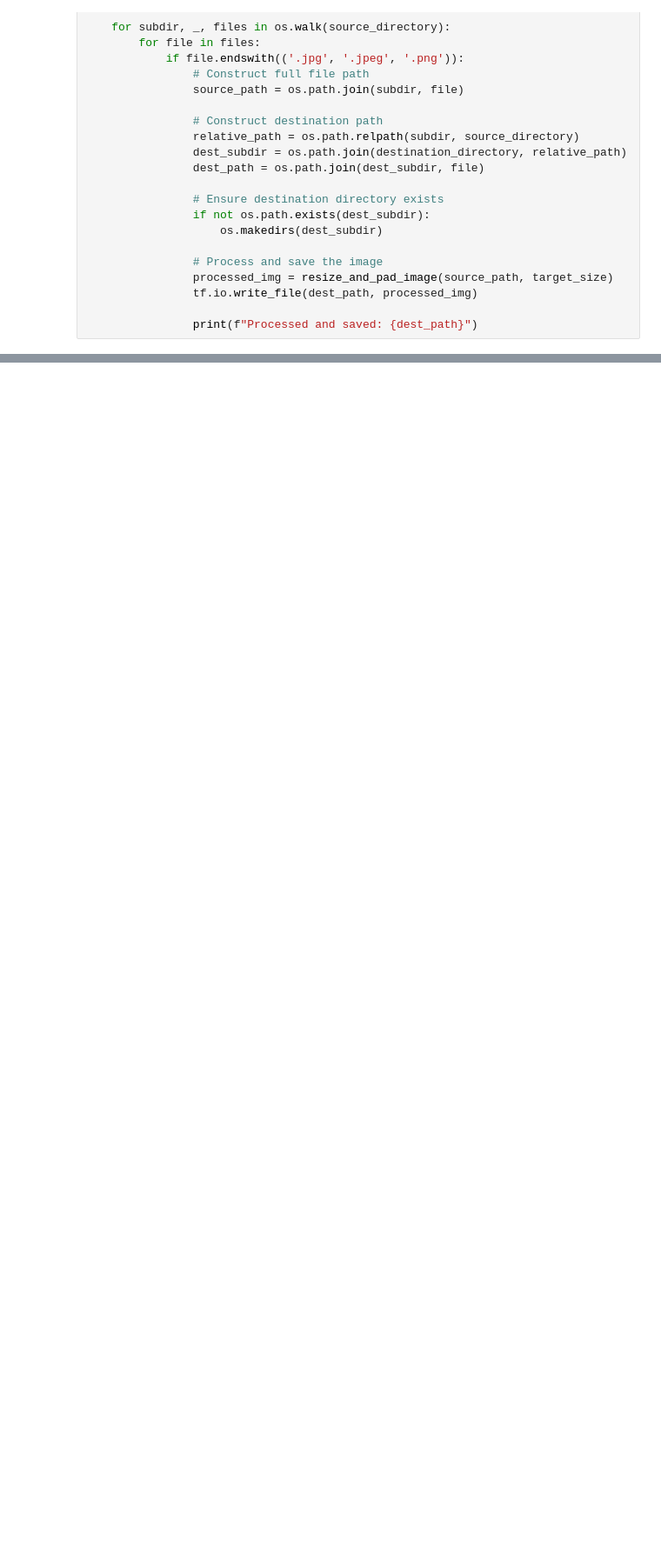
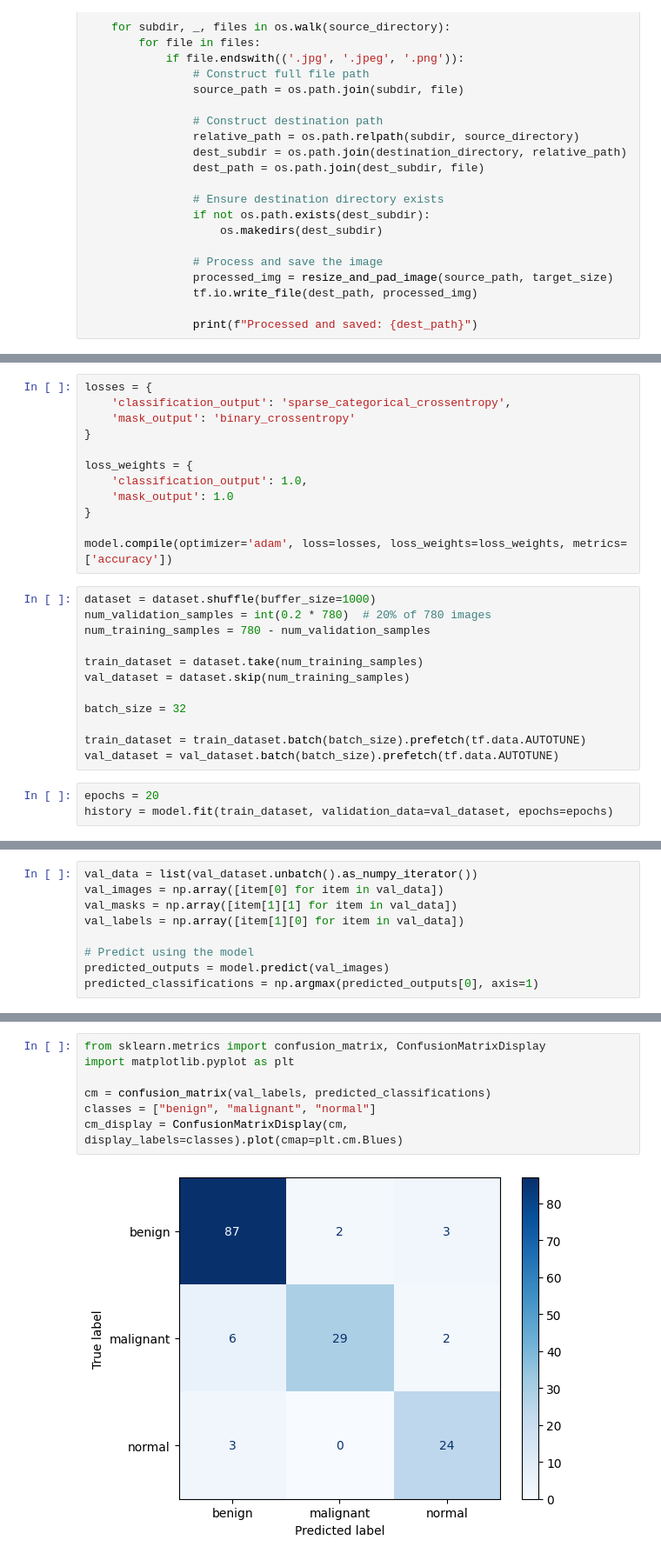
Before and after one commit to srk3vm/DS4002-Project2, a Jupyter notebook: SRC/transfer_learning.ipynb, the cells around one changed output, grey strips where cells are left out. Shown: that part at 87% size. Saved outputs shown, nothing was run; the diff lists cells and outputs as text; blank space fills up the shorter version.

Commit message:
Finished transfer learning document. Added confusion matrix results to figures

```diff
--- a/SRC/transfer_learning.ipynb
+++ b/SRC/transfer_learning.ipynb
@@ -113,0 +197,27 @@ Processed and saved: drive/MyDrive/new_scans/malignant/full/malignant_17.png
+# %%
+losses = {
+    'classification_output': 'sparse_categorical_crossentropy',
+    'mask_output': 'binary_crossentropy'
+}
+
+loss_weights = {
+    'classification_output': 1.0,
+    'mask_output': 1.0
+}
+
+model.compile(optimizer='adam', loss=losses, loss_weights=loss_weights, metrics=['accuracy'])
+# %%
+dataset = dataset.shuffle(buffer_size=1000)
+num_validation_samples = int(0.2 * 780)  # 20% of 780 images
+num_training_samples = 780 - num_validation_samples
+
+train_dataset = dataset.take(num_training_samples)
+val_dataset = dataset.skip(num_training_samples)
+
+batch_size = 32
+
+train_dataset = train_dataset.batch(batch_size).prefetch(tf.data.AUTOTUNE)
+val_dataset = val_dataset.batch(batch_size).prefetch(tf.data.AUTOTUNE)
+# %%
+epochs = 20
+history = model.fit(train_dataset, validation_data=val_dataset, epochs=epochs)
@@ -113,0 +242,9 @@ Processed and saved: drive/MyDrive/new_scans/malignant/full/malignant_17.png
+# %%
+val_data = list(val_dataset.unbatch().as_numpy_iterator())
+val_images = np.array([item[0] for item in val_data])
+val_masks = np.array([item[1][1] for item in val_data])
+val_labels = np.array([item[1][0] for item in val_data])
+
+# Predict using the model
+predicted_outputs = model.predict(val_images)
+predicted_classifications = np.argmax(predicted_outputs[0], axis=1)
@@ -113,0 +253,9 @@ Processed and saved: drive/MyDrive/new_scans/malignant/full/malignant_17.png
+# %%
+from sklearn.metrics import confusion_matrix, ConfusionMatrixDisplay
+import matplotlib.pyplot as plt
+
+cm = confusion_matrix(val_labels, predicted_classifications)
+classes = ["benign", "malignant", "normal"]
+cm_display = ConfusionMatrixDisplay(cm, display_labels=classes).plot(cmap=plt.cm.Blues)
+# %% [output]
+[figure, added]
```
Also changed, not shown: parts of 15 cells of this notebook, 2 other files.
